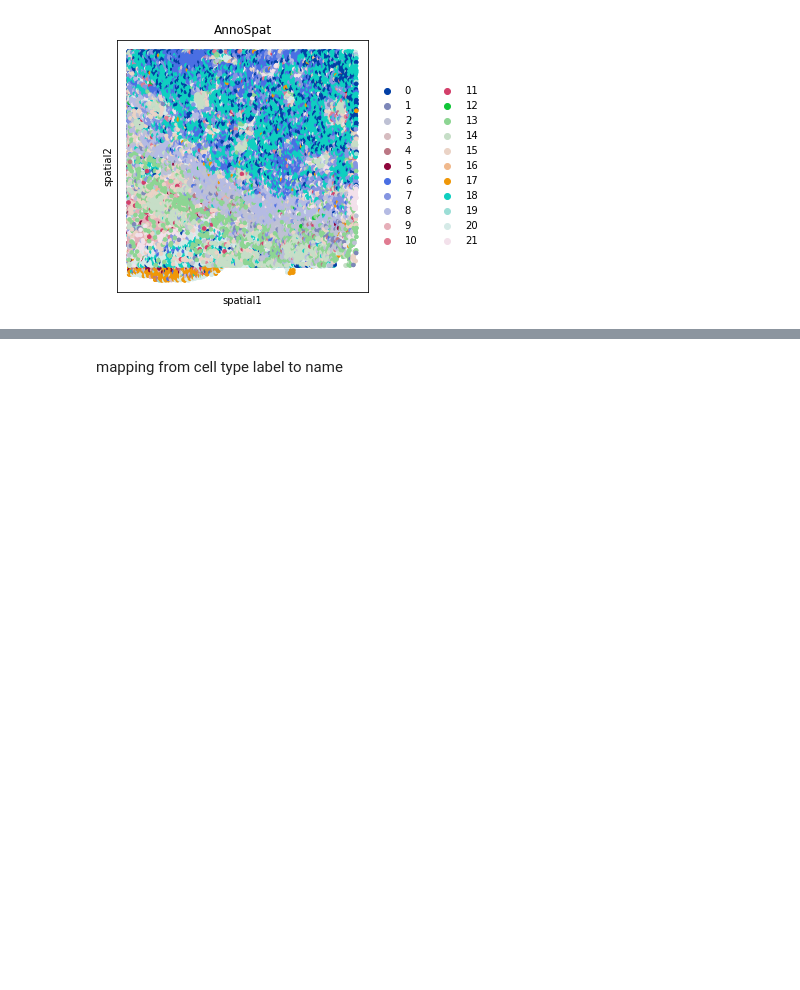
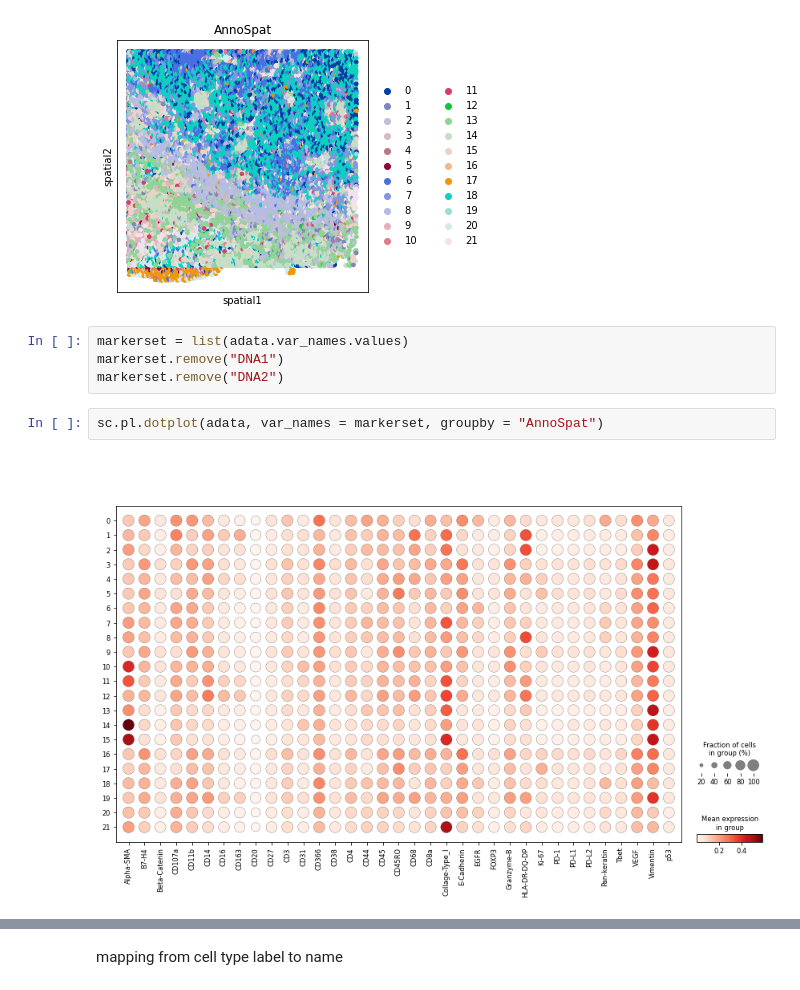
Before and after one commit to Schumacher-group/IMC_TNBC_analysis, a Jupyter notebook: post_processing.ipynb, the cells around one changed output, grey strips where cells are left out. Drawn from its saved outputs; the diff is of its cells as text; blank space fills up the shorter version.

Commit message:
Some additional visualizations

```diff
--- a/post_processing.ipynb
+++ b/post_processing.ipynb
@@ -87,3 +87,11 @@ sq.pl.spatial_scatter(adata, shape=None, color="AnnoSpat", size=50)
 # %% [output]
 WARNING: Please specify a valid `library_id` or set it permanently in `adata.uns['spatial']`
 [figure]
+# %%
+markerset = list(adata.var_names.values)
+markerset.remove("DNA1")
+markerset.remove("DNA2")
+# %%
+sc.pl.dotplot(adata, var_names = markerset, groupby = "AnnoSpat")
+# %% [output]
+[figure, added]
```
Also changed, not shown: parts of 9 cells of this notebook.
